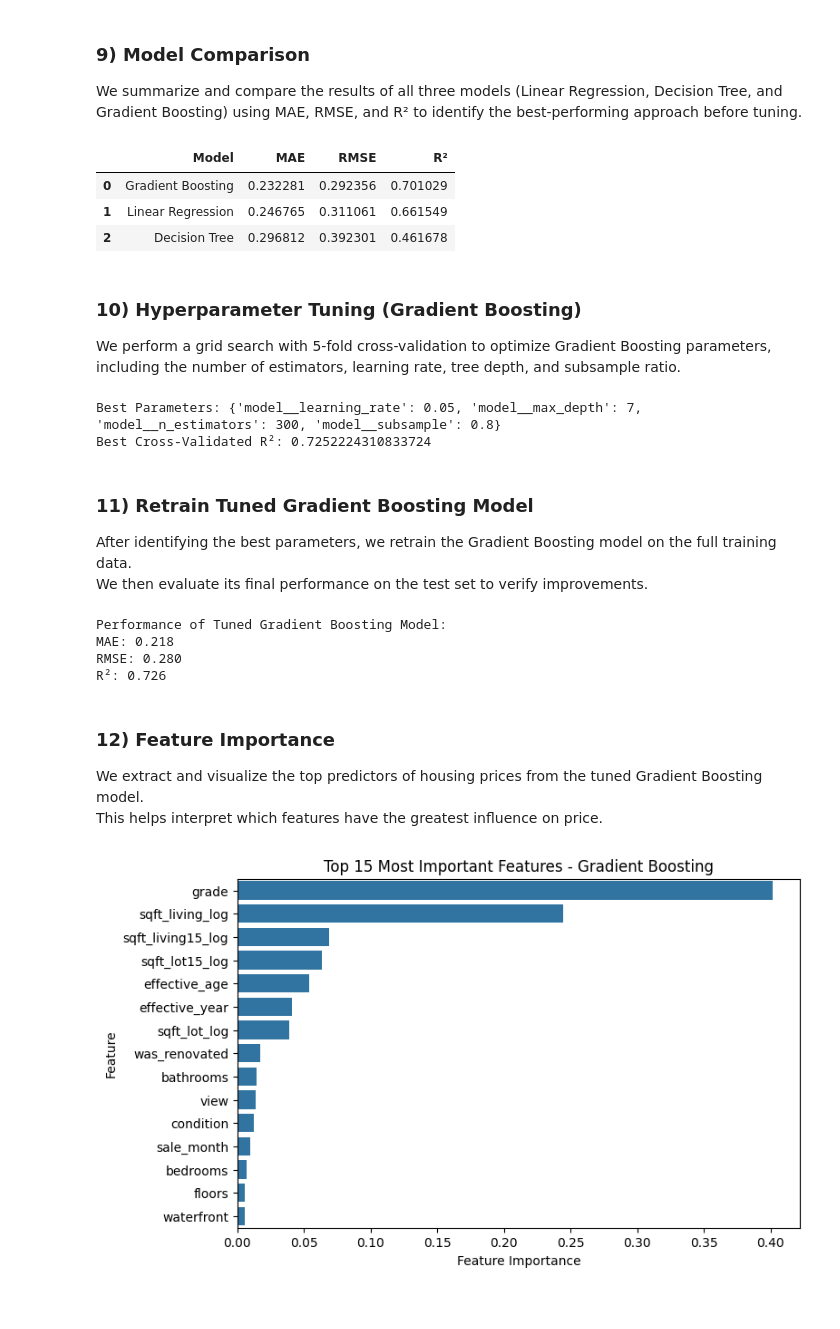
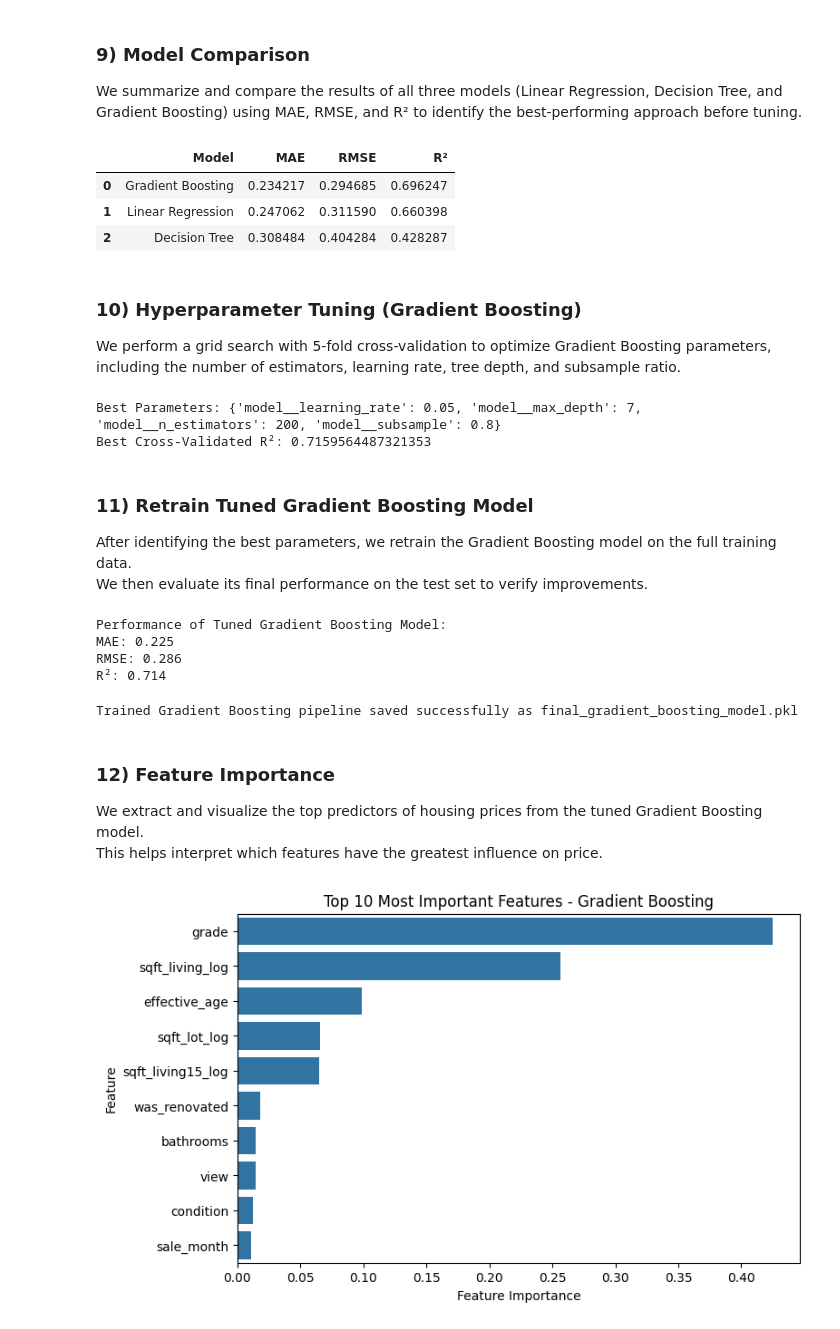
Before and after one commit to natalyyau/predicting-housing-prices, a Jupyter notebook: notebooks/housing_modeling.ipynb, the cells around one changed output. Saved outputs shown, nothing was run; the diff lists cells and outputs as text; code cells hidden in the pictures.

Commit message:
fix(pipeline): align modeling and evaluation notebooks with processed dataset columns and finalized Gradient Boosting evaluation

```diff
--- a/notebooks/housing_modeling.ipynb
+++ b/notebooks/housing_modeling.ipynb
@@ -29,6 +29,6 @@ The preprocessed dataset is loaded from the previous stage.
 This version already includes cleaned, encoded, and transformed variables ready for modeling.
 # %%
 # Load Preprocessed Data
-df = pd.read_csv('processed_housing.csv')
+df = pd.read_csv('../new_data_archive/processed_housing.csv')
 df.head()
 # %% [output]
@@ -60,8 +60,8 @@ We define which columns need scaling, which are binary, and which to drop.
 # Preprocessing Setup
 scale_features = [
     'bedrooms', 'bathrooms', 'floors', 'view', 'condition', 'grade',
-    'sale_year', 'sale_month', 'effective_year', 'effective_age',
-    'sqft_living_log', 'sqft_lot_log', 'sqft_living15_log', 'sqft_lot15_log'
+    'sale_month', 'effective_age',
+    'sqft_living_log', 'sqft_lot_log', 'sqft_living15_log'
 ]
 
 # Binary features
@@ -184,9 +184,9 @@ results_df = pd.DataFrame({
 results_df
 # %% [output]
 |  | Model | MAE | RMSE | R² |
-| 0 | Gradient Boosting | 0.232281 | 0.292356 | 0.701029 |
-| 1 | Linear Regression | 0.246765 | 0.311061 | 0.661549 |
-| 2 | Decision Tree | 0.296812 | 0.392301 | 0.461678 |
+| 0 | Gradient Boosting | 0.234217 | 0.294685 | 0.696247 |
+| 1 | Linear Regression | 0.247062 | 0.311590 | 0.660398 |
+| 2 | Decision Tree | 0.308484 | 0.404284 | 0.428287 |
 # %% [markdown]
 ### 10) Hyperparameter Tuning (Gradient Boosting)
 We perform a grid search with 5-fold cross-validation to optimize Gradient Boosting parameters, including the number of estimators, learning rate, tree depth, and subsample ratio.
@@ -214,8 +214,8 @@ grid.fit(X_train, y_train)
 print("Best Parameters:", grid.best_params_)
 print("Best Cross-Validated R²:", grid.best_score_)
 # %% [output]
-Best Parameters: {'model__learning_rate': 0.05, 'model__max_depth': 7, 'model__n_estimators': 300, 'model__subsample': 0.8}
-Best Cross-Validated R²: 0.7252224310833724
+Best Parameters: {'model__learning_rate': 0.05, 'model__max_depth': 7, 'model__n_estimators': 200, 'model__subsample': 0.8}
+Best Cross-Validated R²: 0.7159564487321353
 # %% [markdown]
 ### 11) Retrain Tuned Gradient Boosting Model
 After identifying the best parameters, we retrain the Gradient Boosting model on the full training data.
@@ -239,9 +239,17 @@ print(f"RMSE: {rmse_best:.3f}")
 print(f"R²: {r2_best:.3f}")
 # %% [output]
 Performance of Tuned Gradient Boosting Model:
-MAE: 0.218
-RMSE: 0.280
-R²: 0.726
+MAE: 0.225
+RMSE: 0.286
+R²: 0.714
+# %%
+import joblib
+
+# Save the tuned and trained Gradient Boosting model
+joblib.dump(best_gb, 'final_gradient_boosting_model.pkl')
+print("Trained Gradient Boosting pipeline saved successfully as final_gradient_boosting_model.pkl")
+# %% [output]
+Trained Gradient Boosting pipeline saved successfully as final_gradient_boosting_model.pkl
 # %% [markdown]
 ### 12) Feature Importance
 We extract and visualize the top predictors of housing prices from the tuned Gradient Boosting model.
@@ -249,27 +257,27 @@ This helps interpret which features have the greatest influence on price.
 # %%
 # Feature Importance (for Tuned Gradient Boosting)
 
 best_gb_model = best_gb.named_steps['model']
 best_gb_model.fit(preprocessor.fit_transform(X_train), y_train)
 
 importances = best_gb_model.feature_importances_
 
 # Combine scaled + binary feature names
 feature_names = scale_features + binary_features
 
 # Create feature importance DataFrame
 feat_df = pd.DataFrame({'Feature': feature_names, 'Importance': importances})
-feat_df = feat_df.sort_values('Importance', ascending=False).head(15)
+feat_df = feat_df.sort_values('Importance', ascending=False).head(10)
 
 # Plot top features
 plt.figure(figsize=(8,5))
 sns.barplot(x='Importance', y='Feature', data=feat_df)
-plt.title('Top 15 Most Important Features - Gradient Boosting')
+plt.title('Top 10 Most Important Features - Gradient Boosting')
 plt.xlabel('Feature Importance')
 plt.ylabel('Feature')
 plt.show()
 # %% [output]
-[figure, old version]
+[figure, new version]
 # %% [markdown]
 # Modeling Summary
 
```
Also changed, not shown: parts of 5 cells of this notebook, 2 other files.
